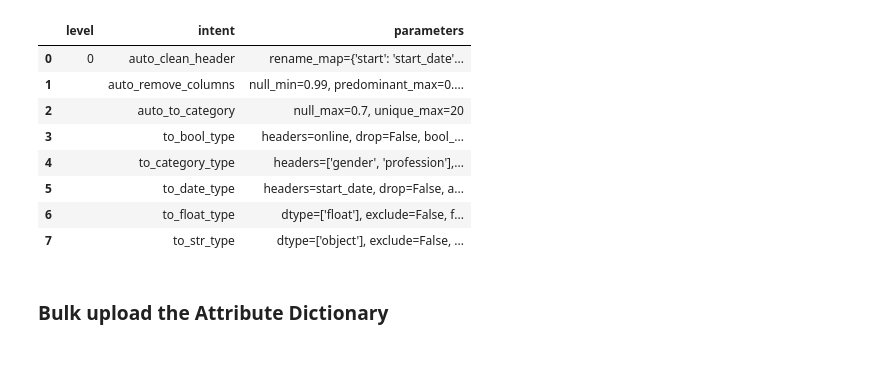
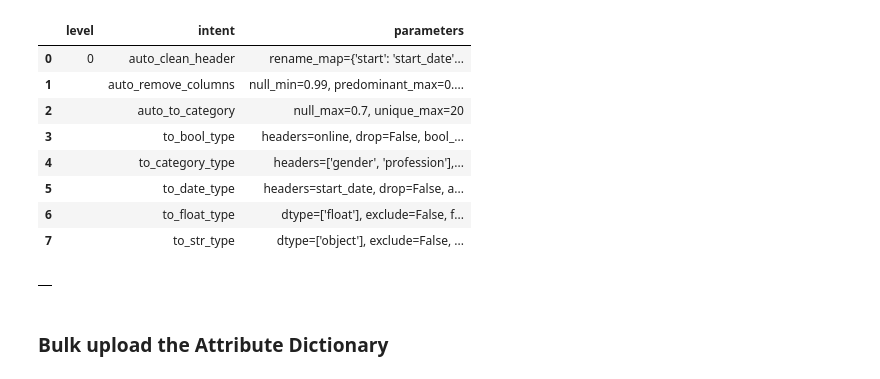
Before and after one commit to project-hadron/discovery-transition-ds, a Jupyter notebook: jupyter/working/scripts/01_transition/tr_synthetic_customer.ipynb, the cells around one changed output. Saved outputs shown, nothing was run; the diff lists cells and outputs as text; code cells hidden in the pictures.

```diff
--- a/jupyter/working/scripts/01_transition/tr_synthetic_customer.ipynb
+++ b/jupyter/working/scripts/01_transition/tr_synthetic_customer.ipynb
@@ -131,6 +123,10 @@ tr.report_cleaners()
 | 5 |  | to_date_type | headers=start_date, drop=False, a... |
 | 6 |  | to_float_type | dtype=['float'], exclude=False, f... |
 | 7 |  | to_str_type | dtype=['object'], exclude=False, ... |
+# %%
+tr.load_clean_canonical()
+# %% [output]
+|  |
 # %% [markdown]
 ### Bulk upload the Attribute Dictionary
 # %%
```
Also changed, not shown: parts of 12 cells of this notebook, 17 other files.
